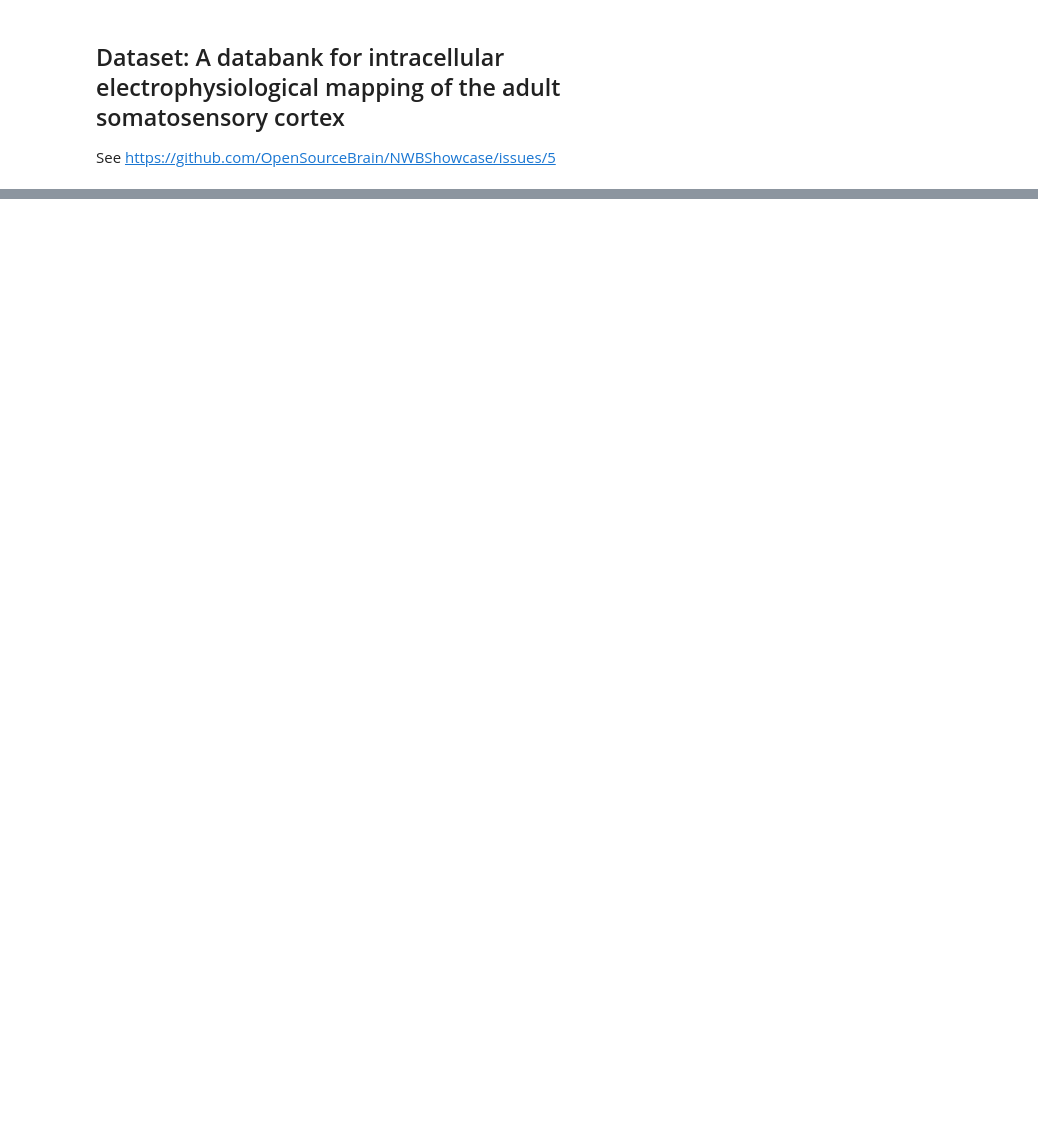
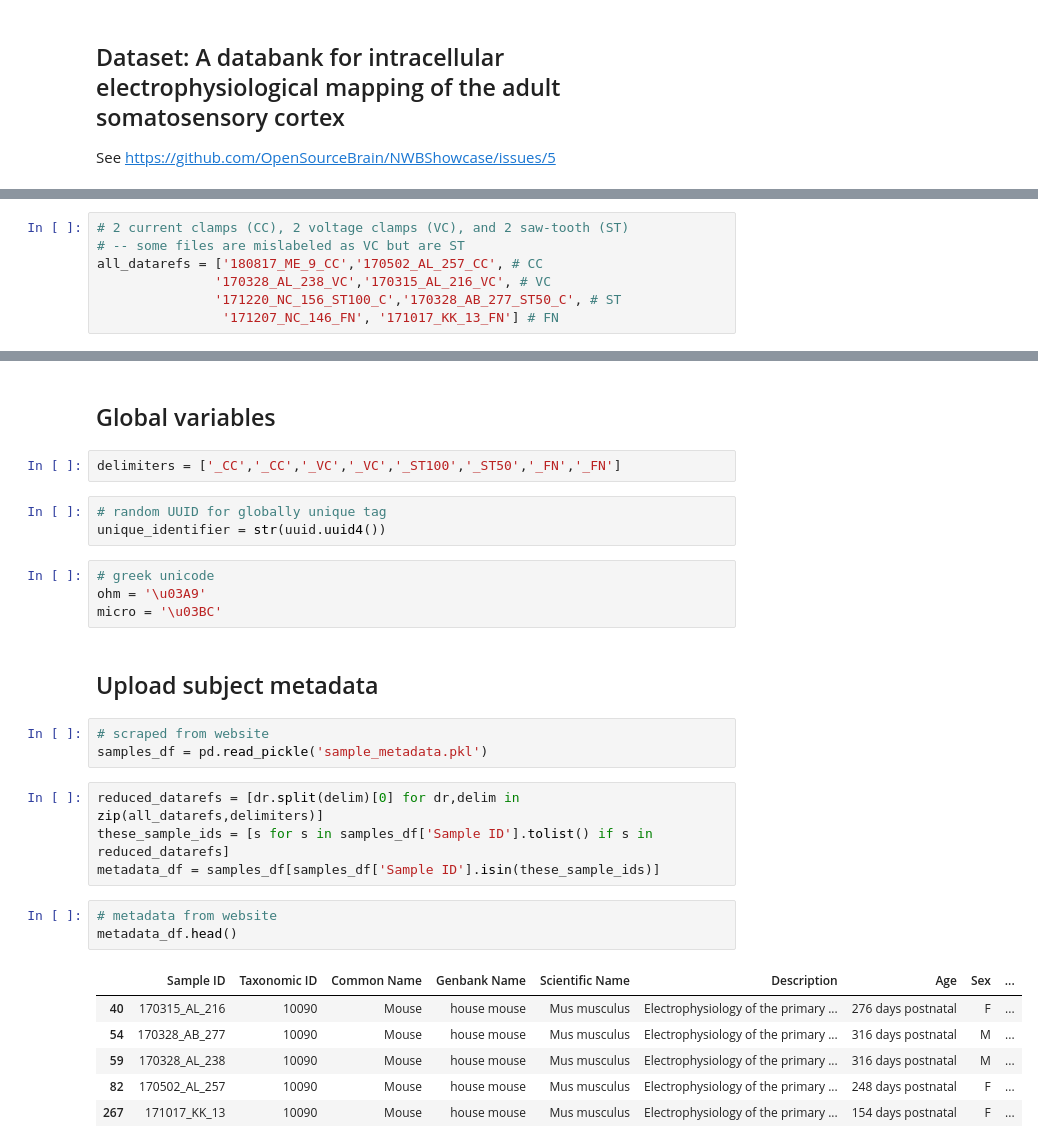
Before and after one commit to OpenSourceBrain/NWBShowcase, a Jupyter notebook: Lantyer/TestData.ipynb, the cells around one changed output, grey strips where cells are left out. Drawn from its saved outputs; the diff is of its cells as text; blank space fills up the shorter version.

Commit message:
Batch update to Lantyer metadata

```diff
--- a/Lantyer/TestData.ipynb
+++ b/Lantyer/TestData.ipynb
@@ -4,0 +45,7 @@ See https://github.com/OpenSourceBrain/NWBShowcase/issues/5
+# %%
+# 2 current clamps (CC), 2 voltage clamps (VC), and 2 saw-tooth (ST)
+# -- some files are mislabeled as VC but are ST
+all_datarefs = ['180817_ME_9_CC','170502_AL_257_CC', # CC
+               '170328_AL_238_VC','170315_AL_216_VC', # VC
+               '171220_NC_156_ST100_C','170328_AB_277_ST50_C', # ST
+                '171207_NC_146_FN', '171017_KK_13_FN'] # FN
@@ -140,0 +180,30 @@ NWB2 file with ephys created with pynwb v1.2.1 (HDMF v1.6.1) and Python 3.6.10:
+# %% [markdown]
+## Global variables
+# %%
+delimiters = ['_CC','_CC','_VC','_VC','_ST100','_ST50','_FN','_FN']
+# %%
+# random UUID for globally unique tag
+unique_identifier = str(uuid.uuid4())
+# %%
+# greek unicode
+ohm = '\u03A9'
+micro = '\u03BC'
+# %% [markdown]
+## Upload subject metadata
+# %%
+# scraped from website
+samples_df = pd.read_pickle('sample_metadata.pkl')
+# %%
+reduced_datarefs = [dr.split(delim)[0] for dr,delim in zip(all_datarefs,delimiters)]
+these_sample_ids = [s for s in samples_df['Sample ID'].tolist() if s in reduced_datarefs]
+metadata_df = samples_df[samples_df['Sample ID'].isin(these_sample_ids)]
+# %%
+# metadata from website
+metadata_df.head()
+# %% [output]
+|  | Sample ID | Taxonomic ID | Common Name | Genbank Name | Scientific Name | Description | Age | Sex | ... |
+| 40 | 170315_AL_216 | 10090 | Mouse | house mouse | Mus musculus | Electrophysiology of the primary ... | 276 days postnatal | F | ... |
+| 54 | 170328_AB_277 | 10090 | Mouse | house mouse | Mus musculus | Electrophysiology of the primary ... | 316 days postnatal | M | ... |
+| 59 | 170328_AL_238 | 10090 | Mouse | house mouse | Mus musculus | Electrophysiology of the primary ... | 316 days postnatal | M | ... |
+| 82 | 170502_AL_257 | 10090 | Mouse | house mouse | Mus musculus | Electrophysiology of the primary ... | 248 days postnatal | F | ... |
+| 267 | 171017_KK_13 | 10090 | Mouse | house mouse | Mus musculus | Electrophysiology of the primary ... | 154 days postnatal | F | ... |
```
Also changed, not shown: parts of 20 cells of this notebook, 32 other files.
